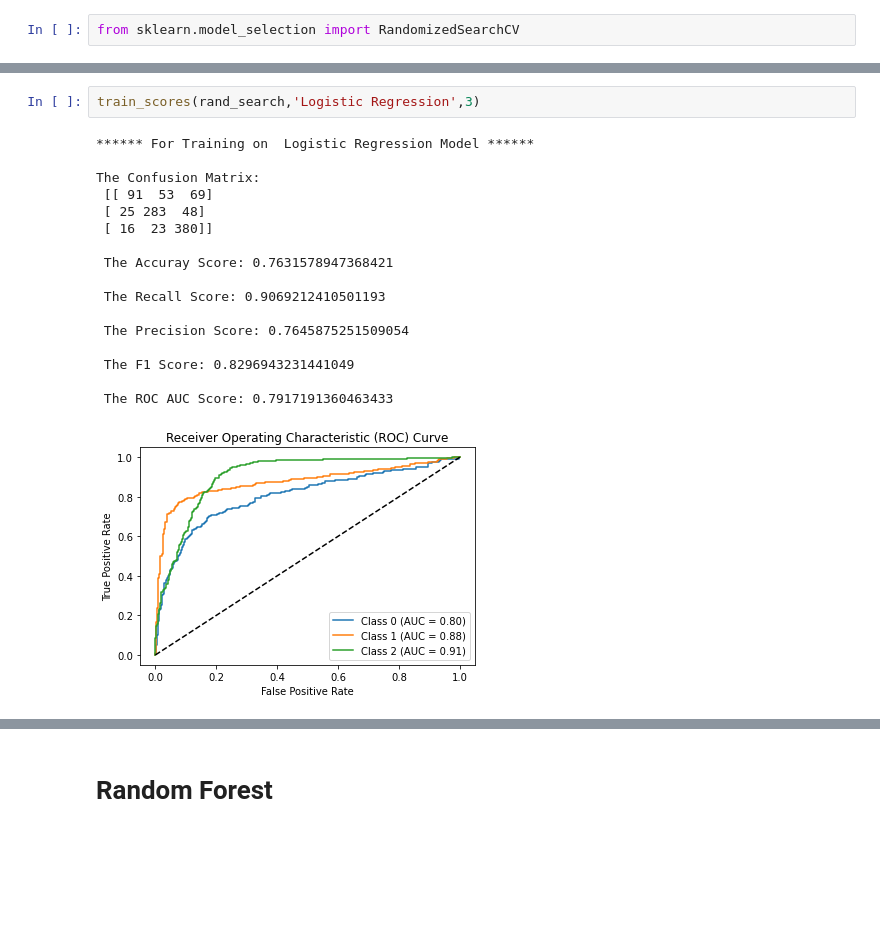
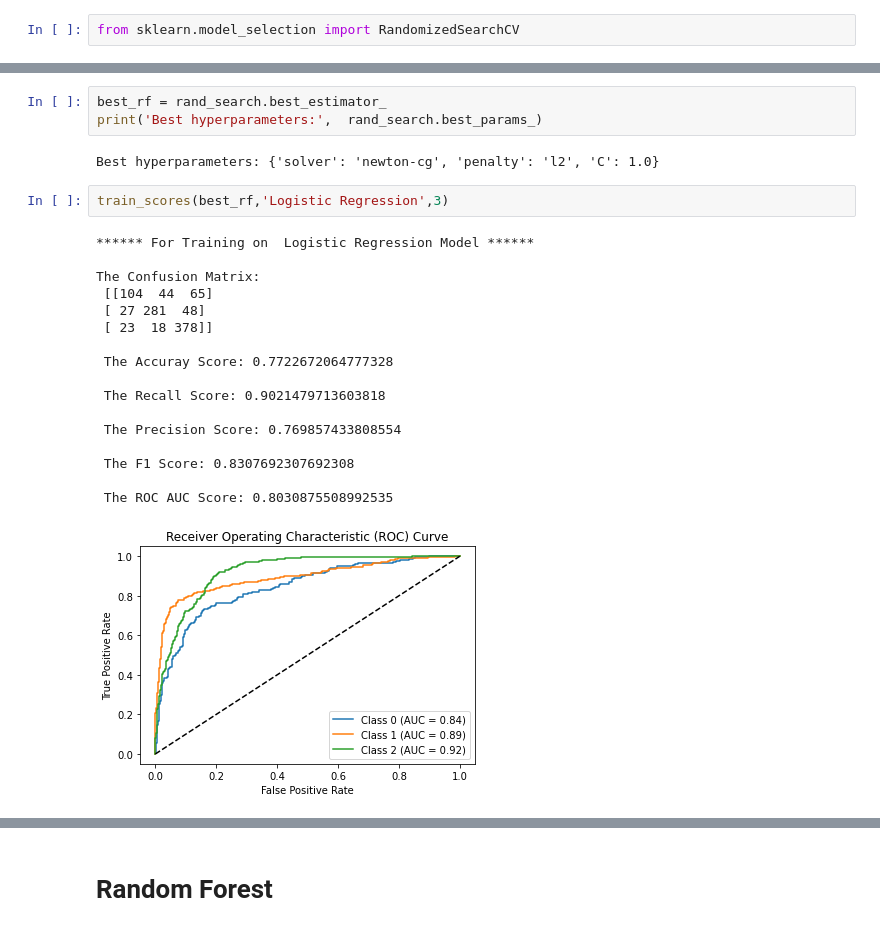
Before and after one commit to Mohitchvk/OSMI-Mental-Health-Illness-Classifier, a Jupyter notebook: classifier.ipynb, the cells around one changed output, grey strips where cells are left out. Saved outputs shown, nothing was run; the diff lists cells and outputs as text; blank space fills up the shorter version.

```diff
--- a/classifier.ipynb
+++ b/classifier.ipynb
@@ -201,23 +218,28 @@ RandomizedSearchCV(cv=5, estimator=LogisticRegression(max_iter=10000), n_iter=5,
+# %%
+best_rf = rand_search.best_estimator_
+print('Best hyperparameters:',  rand_search.best_params_)
+# %% [output]
+Best hyperparameters: {'solver': 'newton-cg', 'penalty': 'l2', 'C': 1.0}
 # %%
-train_scores(rand_search,'Logistic Regression',3)
+train_scores(best_rf,'Logistic Regression',3)
 # %% [output]
 ****** For Training on  Logistic Regression Model ******
 
 The Confusion Matrix:
- [[ 91  53  69]
- [ 25 283  48]
- [ 16  23 380]]
+ [[104  44  65]
+ [ 27 281  48]
+ [ 23  18 378]]
 
- The Accuray Score: 0.7631578947368421
+ The Accuray Score: 0.7722672064777328
 
- The Recall Score: 0.9069212410501193
+ The Recall Score: 0.9021479713603818
 
- The Precision Score: 0.7645875251509054
+ The Precision Score: 0.769857433808554
 
- The F1 Score: 0.8296943231441049
+ The F1 Score: 0.8307692307692308
 
- The ROC AUC Score: 0.7917191360463433
+ The ROC AUC Score: 0.8030875508992535
-[figure, old version]
+[figure, new version]
 # %%
 test_scores(rand_search,'Logistic Regression',3)
 # %% [output]
```
Also changed, not shown: parts of 5 cells of this notebook.
